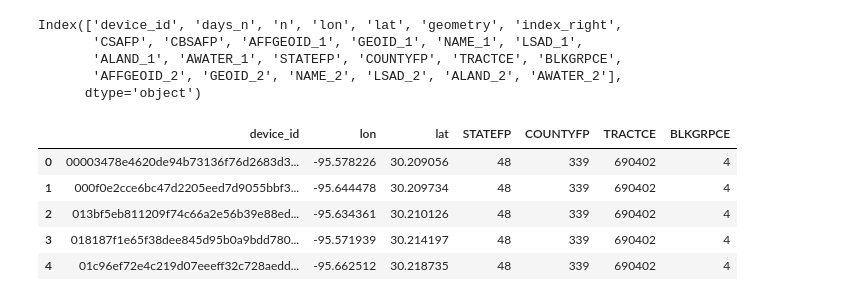
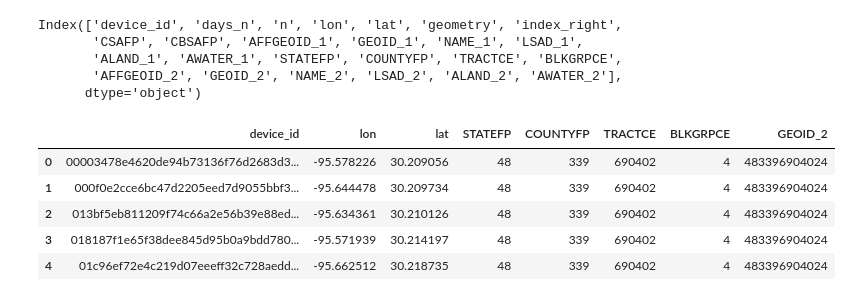
Before and after one commit to cadentj/qwang-research, a Jupyter notebook: working/data_sourcing/header_exploration.ipynb, the cells around one changed output. Drawn from its saved outputs; the diff is of its cells as text; code cells hidden in the pictures.

```diff
--- a/working/data_sourcing/header_exploration.ipynb
+++ b/working/data_sourcing/header_exploration.ipynb
@@ -4,7 +4,7 @@ import json
 import geopandas
 import matplotlib.pyplot as plt
 # %%
-header_df = pd.read_csv('../../data/home_cbg_at_least_5_nights_0701_0820.csv')
+header_df = pd.read_csv('../../data/raw/home_cbg_at_least_5_nights_0701_0820.csv')
 header_df.columns
 # %% [output]
 Index(['device_id', 'days_n', 'n', 'lon', 'lat', 'geometry', 'index_right',
@@ -13,13 +13,13 @@ Index(['device_id', 'days_n', 'n', 'lon', 'lat', 'geometry', 'index_right',
        'AFFGEOID_2', 'GEOID_2', 'NAME_2', 'LSAD_2', 'ALAND_2', 'AWATER_2'],
       dtype='object')
 # %%
-selected_col = ['device_id', 'lon', 'lat', 'STATEFP', 'COUNTYFP', 'TRACTCE', 'BLKGRPCE']
+selected_col = ['device_id', 'lon', 'lat', 'STATEFP', 'COUNTYFP', 'TRACTCE', 'BLKGRPCE', 'GEOID_2']
 header = header_df[selected_col]
 header.head()
 # %% [output]
-|  | device_id | lon | lat | STATEFP | COUNTYFP | TRACTCE | BLKGRPCE |
-| 0 | 00003478e4620de94b73136f76d2683d3... | -95.578226 | 30.209056 | 48 | 339 | 690402 | 4 |
-| 1 | 000f0e2cce6bc47d2205eed7d9055bbf3... | -95.644478 | 30.209734 | 48 | 339 | 690402 | 4 |
-| 2 | 013bf5eb811209f74c66a2e56b39e88ed... | -95.634361 | 30.210126 | 48 | 339 | 690402 | 4 |
-| 3 | 018187f1e65f38dee845d95b0a9bdd780... | -95.571939 | 30.214197 | 48 | 339 | 690402 | 4 |
-| 4 | 01c96ef72e4c219d07eeeff32c728aedd... | -95.662512 | 30.218735 | 48 | 339 | 690402 | 4 |
+|  | device_id | lon | lat | STATEFP | COUNTYFP | TRACTCE | BLKGRPCE | GEOID_2 |
+| 0 | 00003478e4620de94b73136f76d2683d3... | -95.578226 | 30.209056 | 48 | 339 | 690402 | 4 | 483396904024 |
+| 1 | 000f0e2cce6bc47d2205eed7d9055bbf3... | -95.644478 | 30.209734 | 48 | 339 | 690402 | 4 | 483396904024 |
+| 2 | 013bf5eb811209f74c66a2e56b39e88ed... | -95.634361 | 30.210126 | 48 | 339 | 690402 | 4 | 483396904024 |
+| 3 | 018187f1e65f38dee845d95b0a9bdd780... | -95.571939 | 30.214197 | 48 | 339 | 690402 | 4 | 483396904024 |
+| 4 | 01c96ef72e4c219d07eeeff32c728aedd... | -95.662512 | 30.218735 | 48 | 339 | 690402 | 4 | 483396904024 |
```
Also changed, not shown: parts of 2 cells of this notebook, 12 other files.
